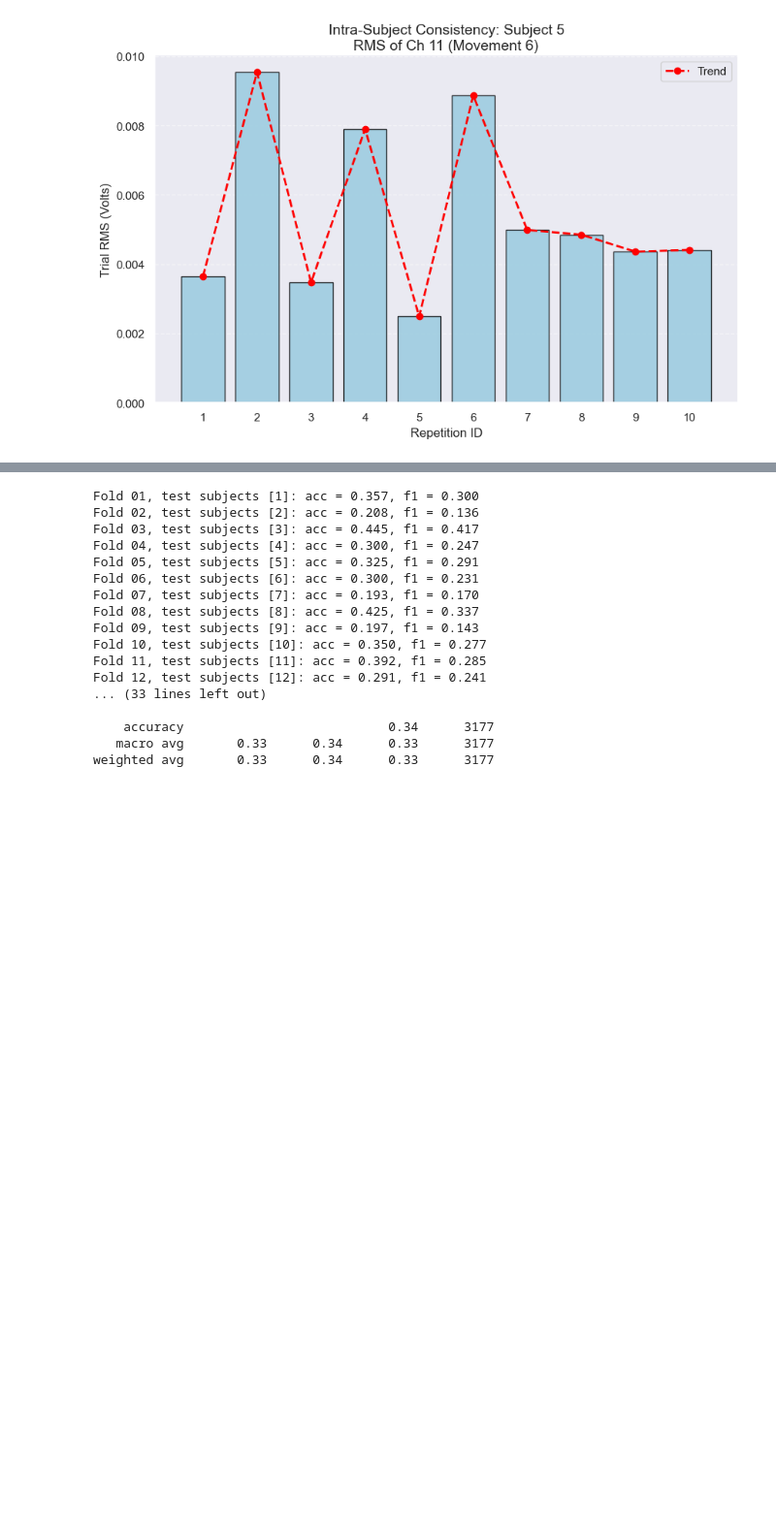
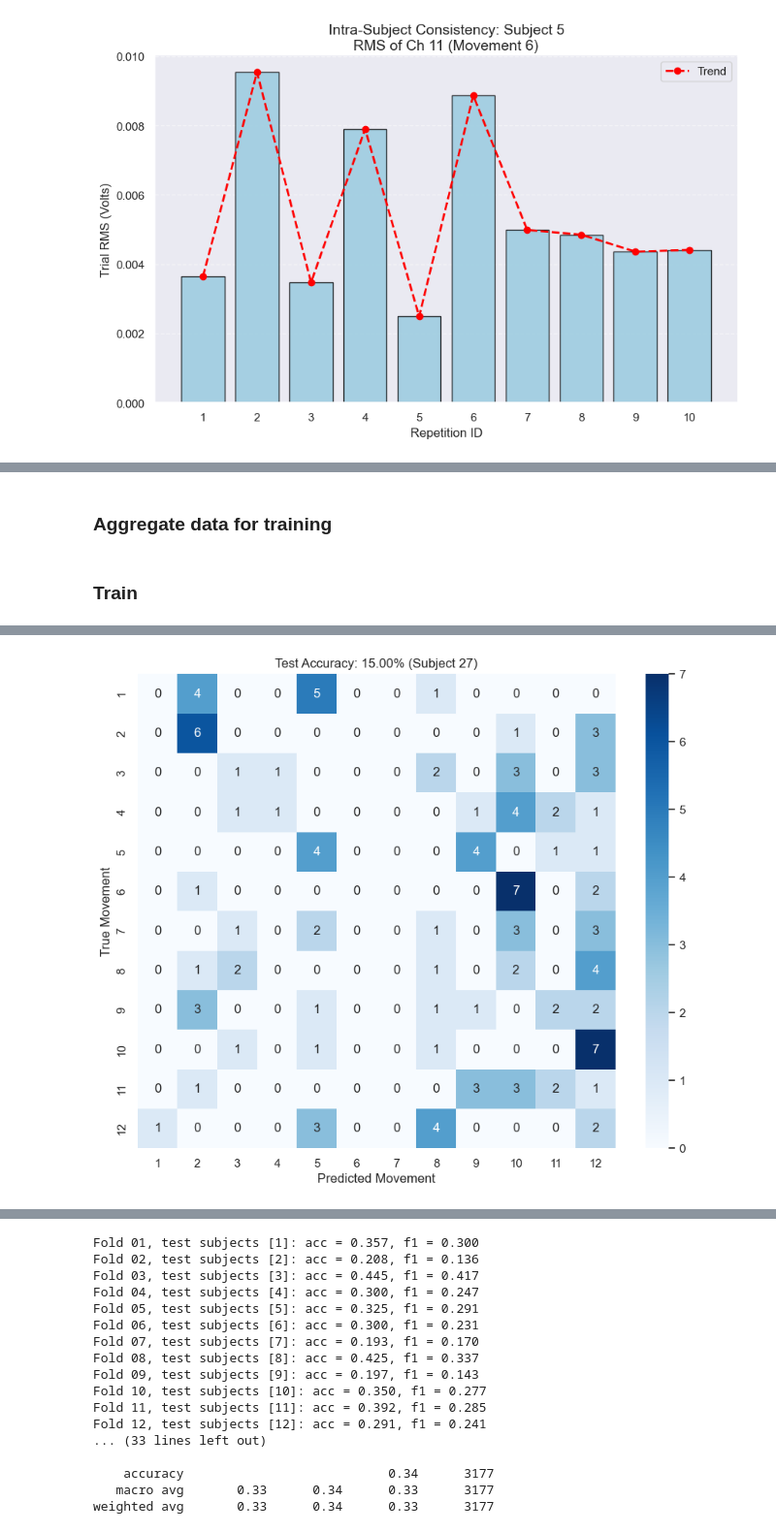
Before and after one commit to spbui00/NX-421-project, a Jupyter notebook: project_2.ipynb, the cells around one changed output, grey strips where cells are left out. Shown at 97% size. Cells and saved outputs as stored; diff of their text form; code cells hidden in the pictures; blank space fills up the shorter version.

Commit message:
leave one out from 27

```diff
--- a/project_2.ipynb
+++ b/project_2.ipynb
@@ -1384,0 +1382,2 @@ plt.show()
+# %% [markdown]
+### Aggregate data for training
@@ -1384,0 +1434,76 @@ plt.show()
+# %% [markdown]
+### Train
+# %%
+leave_out_subject = 27
+
+dataset = build_subject_dataset(EMG_OUTPUT_DIR)
+
+train_val_data = [d for d in dataset if d['subject'] != leave_out_subject]
+test_data = [d for d in dataset if d['subject'] == leave_out_subject]
+
+X_train_val = np.concatenate([d["X"] for d in train_val_data], axis=0)
+y_train_val = np.concatenate([d["y"] for d in train_val_data], axis=0)
+
+X_test = np.concatenate([d["X"] for d in test_data], axis=0)
+y_test = np.concatenate([d["y"] for d in test_data], axis=0)
+
+val_subject = train_val_data[-1]['subject']  # last subject in train_val as val
+train_data = [d for d in train_val_data if d['subject'] != val_subject]
+val_data   = [d for d in train_val_data if d['subject'] == val_subject]
+
+X_train = np.concatenate([d["X"] for d in train_data], axis=0)
+y_train = np.concatenate([d["y"] for d in train_data], axis=0)
+X_val   = np.concatenate([d["X"] for d in val_data], axis=0)
+y_val   = np.concatenate([d["y"] for d in val_data], axis=0)
+
+scaler = StandardScaler()
+X_train_scaled = scaler.fit_transform(X_train)
+X_val_scaled   = scaler.transform(X_val)
+X_test_scaled  = scaler.transform(X_test)
+
+X_combined = np.vstack((X_train_scaled, X_val_scaled))
+y_combined = np.hstack((y_train, y_val))
+
+test_fold = np.concatenate([
+    np.full(X_train_scaled.shape[0], -1),
+    np.full(X_val_scaled.shape[0], 0)
+])
+ps = PredefinedSplit(test_fold)
+
+param_grid = {
+    'C': [0.1, 1, 10, 100],
+    'gamma': ['scale', 0.01, 0.001],
+    'kernel': ['rbf', 'linear']
+}
+
+print(f"Starting SVM Grid Search on {len(y_combined)} samples (Train: {len(y_train)}, Val: {len(y_val)})...")
+grid = GridSearchCV(
+    SVC(),
+    param_grid,
+    cv=ps,
+    scoring='accuracy',
+    verbose=1,
+    n_jobs=-1
+)
+
+grid.fit(X_combined, y_combined)
+
+print(f"Best Parameters: {grid.best_params_}")
+print(f"Best Validation Accuracy: {grid.best_score_:.2%}")
+
+best_model = grid.best_estimator_
+y_pred = best_model.predict(X_test_scaled)
+acc = accuracy_score(y_test, y_pred)
+print(f"\nFINAL TEST ACCURACY for Subject {leave_out_subject}: {acc:.2%}")
+class_names = [f"Mov {i}" for i in np.unique(y_test)]
+print(classification_report(y_test, y_pred, target_names=class_names))
+
+plt.figure(figsize=(10, 8))
+cm = confusion_matrix(y_test, y_pred)
+sns.heatmap(cm, annot=True, fmt='d', cmap='Blues',
+            xticklabels=np.unique(y_test), yticklabels=np.unique(y_test))
+plt.title(f"Test Accuracy: {acc:.2%} (Subject {leave_out_subject})")
+plt.xlabel("Predicted Movement")
+plt.ylabel("True Movement")
+plt.show()
+# %% [output]
@@ -1385 +1527,2 @@ plt.show()
+[figure, added]
 # %% [markdown]
```
Also changed, not shown: parts of 12 cells of this notebook, 1 other file.
